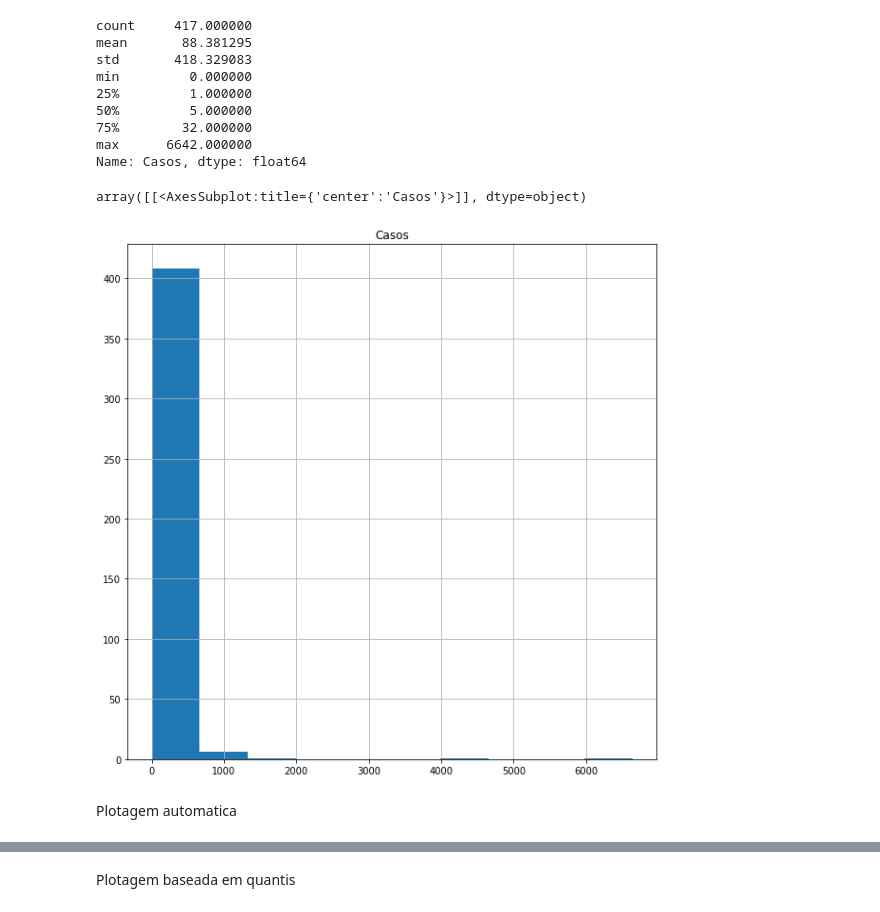
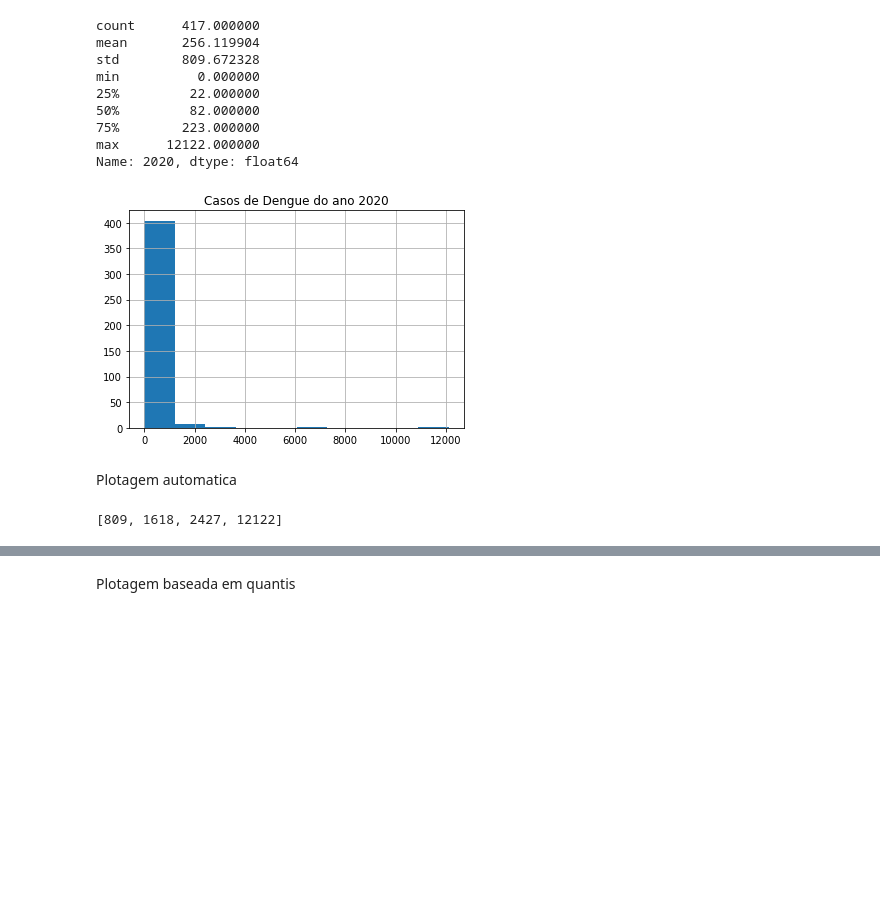
Before and after one commit to MatBrands/Modelagem-ArboBA, a Jupyter notebook: georef/qgis.ipynb, the cells around one changed output, grey strips where cells are left out. Cells and saved outputs as stored; diff of their text form; code cells hidden in the pictures; blank space fills up the shorter version.

```diff
--- a/georef/qgis.ipynb
+++ b/georef/qgis.ipynb
@@ -23,29 +38,37 @@ for i in range (len(bahia)):
 # %%
 plt.rcParams["figure.figsize"] = (10, 10)
 # %%
-bahia["Casos"].describe()
+bahia[f"{ano_plotado}"].describe()
 # %% [output]
-count     417.000000
-mean       88.381295
-std       418.329083
-min         0.000000
-25%         1.000000
-50%         5.000000
-75%        32.000000
-max      6642.000000
-Name: Casos, dtype: float64
+count      417.000000
+mean       256.119904
+std        809.672328
+min          0.000000
+25%         22.000000
+50%         82.000000
+75%        223.000000
+max      12122.000000
+Name: 2020, dtype: float64
-# %%
-bahia.hist(column="Casos")
-# %% [output]
-array([[<AxesSubplot:title={'center':'Casos'}>]], dtype=object)
-[figure, removed]
+# %%
+bahia.hist(column=f"{ano_plotado}")
+
+if arbo_v == "dengue":
+    plt.title(f"Casos de Dengue do ano {ano_plotado}")
+elif arbo_v == "chikungunya":
+    plt.title(f"Casos de Chikungunya do ano {ano_plotado}")
+else:
+    plt.title(f"Casos de Zika Vírus do ano {ano_plotado}")
+# %% [output]
+[figure, added]
 # %% [markdown]
 Plotagem automatica
 # %%
-std_val = int(bahia["Casos"].std())
-max_val = bahia["Casos"].max()
+std_val = int(bahia[f"{ano_plotado}"].std())
+max_val = bahia[f"{ano_plotado}"].max()
 intervalo = [std_val, 2*std_val, 3*std_val, max_val]
 intervalo
+# %% [output]
+[809, 1618, 2427, 12122]
 # %%
 plt.rcParams["figure.figsize"] = (20, 20)
 # %%
```
Also changed, not shown: parts of 8 cells of this notebook, 1 other file.
